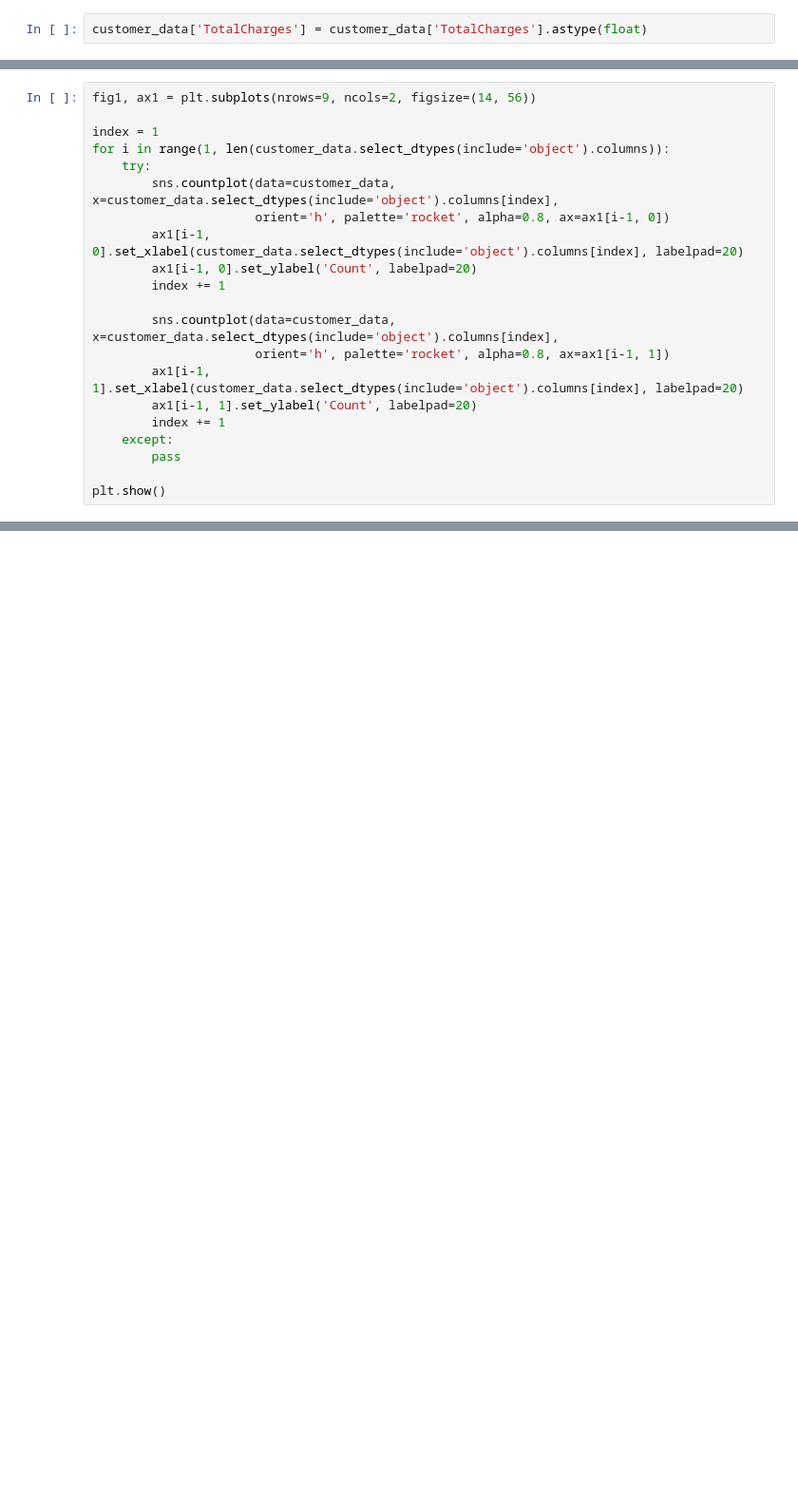
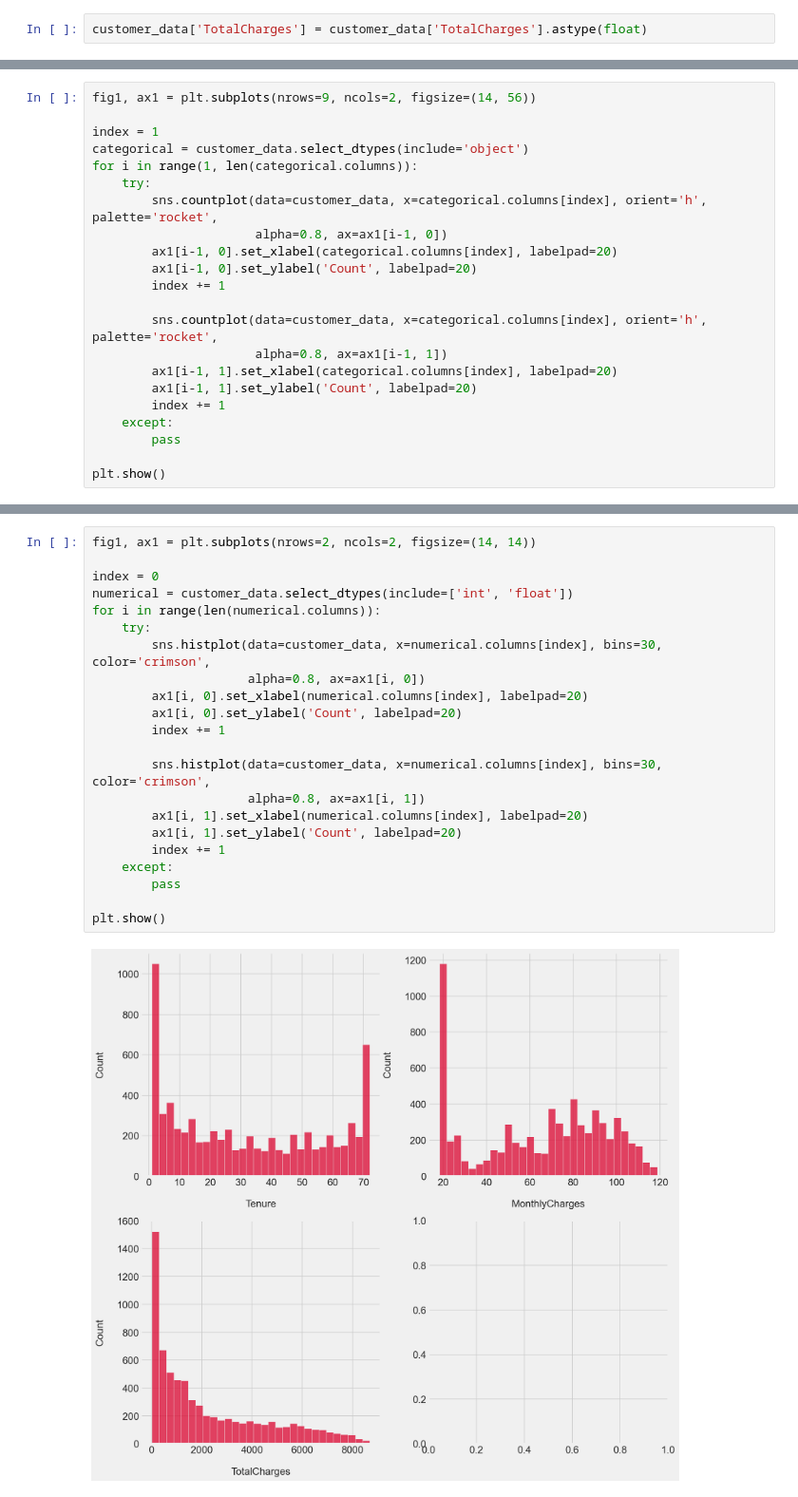
Before and after one commit to esbatiehsan/customer-churn, a Jupyter notebook: data-cleaning-exploration.ipynb, the cells around one changed output, grey strips where cells are left out. Shown: that part at 95% size. Saved outputs shown, nothing was run; the diff lists cells and outputs as text; blank space fills up the shorter version.

```diff
--- a/data-cleaning-exploration.ipynb
+++ b/data-cleaning-exploration.ipynb
@@ -91,17 +91,18 @@ customer_data.describe(include='all').T
 fig1, ax1 = plt.subplots(nrows=9, ncols=2, figsize=(14, 56))
 
 index = 1
-for i in range(1, len(customer_data.select_dtypes(include='object').columns)):
+categorical = customer_data.select_dtypes(include='object')
+for i in range(1, len(categorical.columns)):
     try:
-        sns.countplot(data=customer_data, x=customer_data.select_dtypes(include='object').columns[index],
-                      orient='h', palette='rocket', alpha=0.8, ax=ax1[i-1, 0])
-        ax1[i-1, 0].set_xlabel(customer_data.select_dtypes(include='object').columns[index], labelpad=20)
+        sns.countplot(data=customer_data, x=categorical.columns[index], orient='h', palette='rocket',
+                      alpha=0.8, ax=ax1[i-1, 0])
+        ax1[i-1, 0].set_xlabel(categorical.columns[index], labelpad=20)
         ax1[i-1, 0].set_ylabel('Count', labelpad=20)
         index += 1
 
-        sns.countplot(data=customer_data, x=customer_data.select_dtypes(include='object').columns[index],
-                      orient='h', palette='rocket', alpha=0.8, ax=ax1[i-1, 1])
-        ax1[i-1, 1].set_xlabel(customer_data.select_dtypes(include='object').columns[index], labelpad=20)
+        sns.countplot(data=customer_data, x=categorical.columns[index], orient='h', palette='rocket',
+                      alpha=0.8, ax=ax1[i-1, 1])
+        ax1[i-1, 1].set_xlabel(categorical.columns[index], labelpad=20)
         ax1[i-1, 1].set_ylabel('Count', labelpad=20)
         index += 1
     except:
@@ -110,3 +111,27 @@ for i in range(1, len(customer_data.select_dtypes(include='object').columns)):
 plt.show()
 # %% [output]
 [figure]
+# %%
+fig1, ax1 = plt.subplots(nrows=2, ncols=2, figsize=(14, 14))
+
+index = 0
+numerical = customer_data.select_dtypes(include=['int', 'float'])
+for i in range(len(numerical.columns)):
+    try:
+        sns.histplot(data=customer_data, x=numerical.columns[index], bins=30, color='crimson',
+                     alpha=0.8, ax=ax1[i, 0])
+        ax1[i, 0].set_xlabel(numerical.columns[index], labelpad=20)
+        ax1[i, 0].set_ylabel('Count', labelpad=20)
+        index += 1
+
+        sns.histplot(data=customer_data, x=numerical.columns[index], bins=30, color='crimson',
+                     alpha=0.8, ax=ax1[i, 1])
+        ax1[i, 1].set_xlabel(numerical.columns[index], labelpad=20)
+        ax1[i, 1].set_ylabel('Count', labelpad=20)
+        index += 1
+    except:
+        pass
+
+plt.show()
+# %% [output]
+[figure, added]
```
Also changed, not shown: parts of 1 cell of this notebook.
